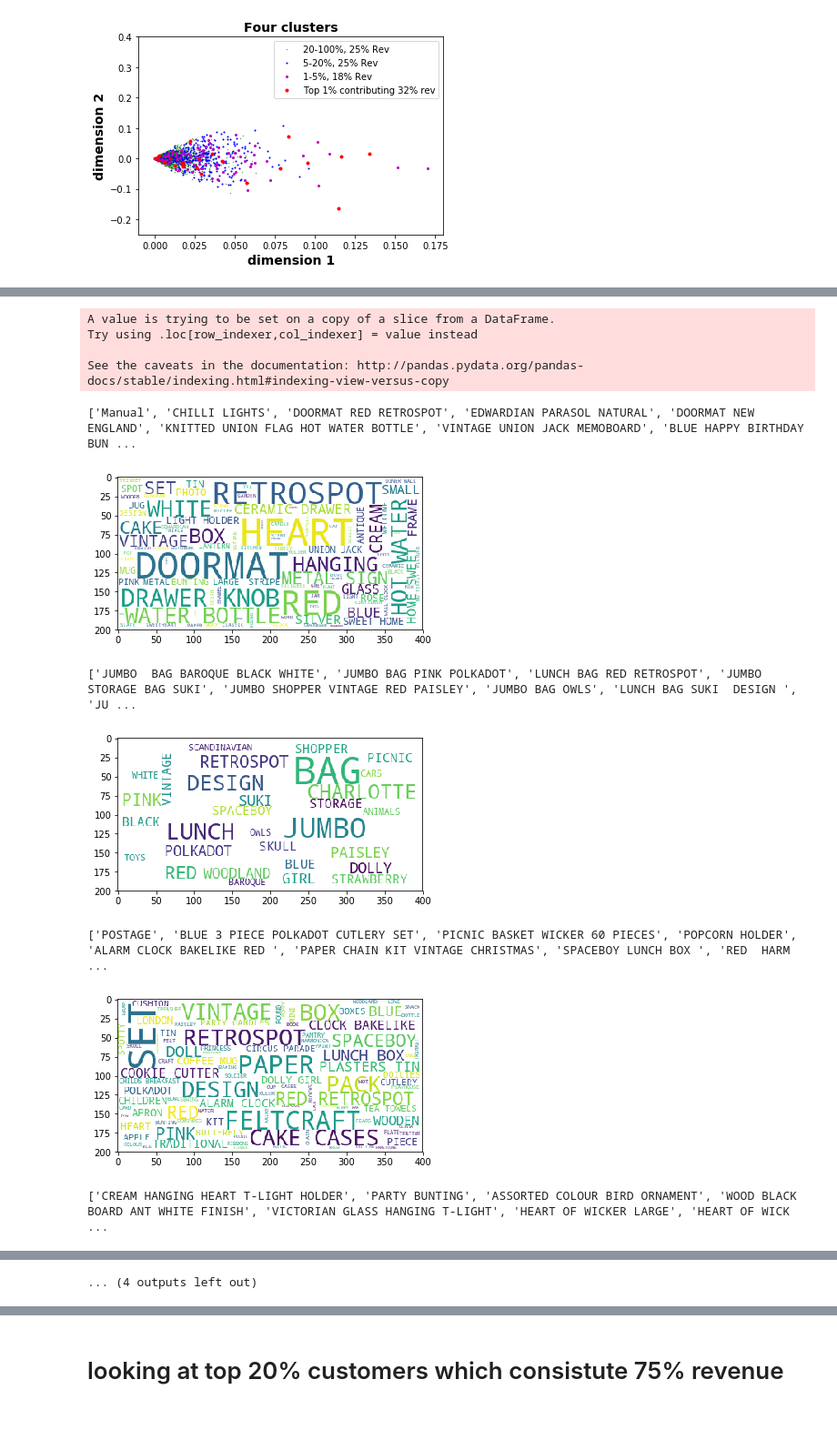
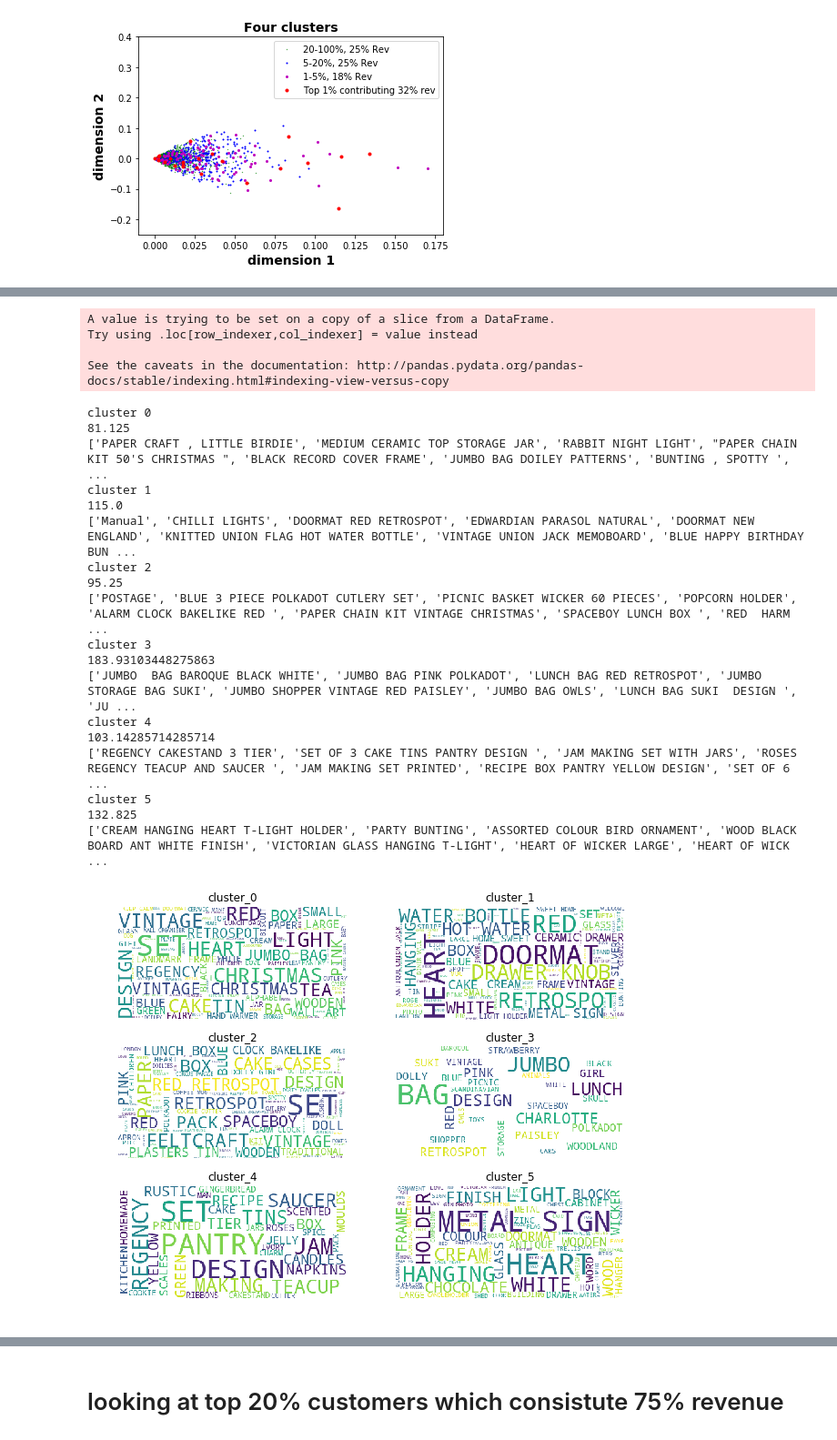
Before and after one commit to leexa90/E-commece-Data-Science, a Jupyter notebook: Untitled_cluster.ipynb, the cells around one changed output, grey strips where cells are left out. Shown at 91% size. Saved outputs shown, nothing was run; the diff lists cells and outputs as text; code cells hidden in the pictures.

```diff
--- a/Untitled_cluster.ipynb
+++ b/Untitled_cluster.ipynb
@@ -315,6 +318,10 @@ customer_info_orders.rename(columns={0 : 'orders_future5'},inplace=True)
 discount_rating = train.groupby('CustomerID')['Discount_given'].apply(np.mean).reset_index(drop=0)
 customer_info_orders = pd.merge(customer_info_orders,discount_rating,on='CustomerID',how='outer')
 
+#get num_orders in time frame
+orders = train.groupby('CustomerID')['InvoiceNo'].apply(lambda x : len(np.unique(x))).reset_index(drop=0)
+orders.rename(columns={'InvoiceNo' : 'Num_invoices_during_train'},inplace=True)
+customer_info_orders = pd.merge(customer_info_orders,orders,on='CustomerID',how='outer')
 
 
 customer_info_orders = customer_info_orders.sort_values('CustomerID').reset_index(drop=True)
@@ -495,8 +502,8 @@ len(train),len(test),len(test2),len(test3),len(test4),len(test5)
 '''
 customer_info_orders.columns = [regex.sub("_", col) if any(x in str(col) for x in set(('[', ']', '<'))) else col for col in customer_info_orders.columns.values]
 
-predictors = list(customer_info_orders.keys()[3:8])+['mean_log_rev_train','Discount_given','Country']+\
-                     list([x for x in customer_info_orders.keys() if 'svd' in str(x)]) [:3]
+predictors = list(customer_info_orders.keys()[3:8])+['Num_invoices_during_train','mean_log_rev_train','Discount_given','Country']+\
+                     list([x for x in customer_info_orders.keys() if 'svd' in str(x)]) [:5]
 colsA =  ['Revenue_2011_' + str(x) for x in [1,2,3,4]]+['Revenue_2010_12']
 customer_info_orders['mean_log_rev_train']= np.log10(1+np.mean(customer_info_orders[colsA].values,1))
 z = customer_info_orders[['pdt_'+str(x) for x in range(100)]].describe().loc['mean']
@@ -507,7 +514,6 @@ for i in range(2,6):
     cols = [[0,],[0,],[6,],[7,],[8,],[6,7,8]][i]
     cols = ['Revenue_2011_'+str(x) for x in cols]
     customer_info_orders[target+str(i)]= np.log10(1+np.mean(customer_info_orders[cols].values,1))
-
 
 if True:
     customer_info_orders2 = customer_info_orders.copy()
@@ -701,7 +726,7 @@ plt.show()
 24
 [figure]
 # %%
-num = np.array([0,1,2])
+num = np.array(range(3))
 U2=U[:,num]
 D2=D[num]
 V2=V[num]
@@ -714,7 +739,7 @@ from sklearn.cluster import KMeans
 
 n=6
 V2 = V2[:,:600]
-kmeans = KMeans(n_clusters=n).fit(V2.T)
+kmeans = KMeans(n_clusters=n,random_state=123).fit(V2.T)
 for i in range(n):
     plt.plot(V2[1,:][kmeans.labels_==i],V2[2,:][kmeans.labels_==i],'o',markersize=2.5,label='cluster'+str(i));
 plt.xlabel('dimension 2',fontweight='bold',fontsize=14)
@@ -739,14 +764,20 @@ plt.show()
 stock_code_decribe = data2.groupby('StockCode_NR_int')['Description'].apply(np.unique).reset_index(drop=False)
 stock_code_decribe_top600 = stock_code_decribe.iloc[:600]
 stock_code_decribe_top600['labels']= kmeans.labels_
+fig,ax = plt.subplots(3,2,figsize=(10,8))
+
 for j in range(n):
+    print 'cluster',j
     text = ''
     pdt_cluster_n = stock_code_decribe_top600[stock_code_decribe_top600['labels']==j]
     for i in pdt_cluster_n['Description'].apply(np.unique).values:
             text = text+' ' + i[0]
     wordcloud = WordCloud().generate(text)
+    print np.mean(pdt_cluster_n.index[:40])
     wordcloud = WordCloud(max_font_size=50, max_words=100, background_color="white").generate(text)
     print map(lambda x : str(x[0]),pdt_cluster_n['Description'].apply(np.unique).values[:20])
-    plt.imshow(wordcloud)
-    plt.show()
+    ax[j//2,j%2].imshow(wordcloud)
+    ax[j//2,j%2].set_title('cluster_%s'%j)
+    ax[j//2,j%2].axis('off')
+plt.show()
 # %% [output]
@@ -756,11 +787,23 @@ for j in range(n):
 A value is trying to be set on a copy of a slice from a DataFrame.
 Try using .loc[row_indexer,col_indexer] = value instead
 
 See the caveats in the documentation: http://pandas.pydata.org/pandas-docs/stable/indexing.html#indexing-view-versus-copy
+cluster 0
+81.125
+['PAPER CRAFT , LITTLE BIRDIE', 'MEDIUM CERAMIC TOP STORAGE JAR', 'RABBIT NIGHT LIGHT', "PAPER CHAIN KIT 50'S CHRISTMAS ", 'BLACK RECORD COVER FRAME', 'JUMBO BAG DOILEY PATTERNS', 'BUNTING , SPOTTY ', ...
+cluster 1
+115.0
 ['Manual', 'CHILLI LIGHTS', 'DOORMAT RED RETROSPOT', 'EDWARDIAN PARASOL NATURAL', 'DOORMAT NEW ENGLAND', 'KNITTED UNION FLAG HOT WATER BOTTLE', 'VINTAGE UNION JACK MEMOBOARD', 'BLUE HAPPY BIRTHDAY BUN ...
+cluster 2
+95.25
+['POSTAGE', 'BLUE 3 PIECE POLKADOT CUTLERY SET', 'PICNIC BASKET WICKER 60 PIECES', 'POPCORN HOLDER', 'ALARM CLOCK BAKELIKE RED ', 'PAPER CHAIN KIT VINTAGE CHRISTMAS', 'SPACEBOY LUNCH BOX ', 'RED  HARM ...
+cluster 3
+183.93103448275863
+['JUMBO  BAG BAROQUE BLACK WHITE', 'JUMBO BAG PINK POLKADOT', 'LUNCH BAG RED RETROSPOT', 'JUMBO STORAGE BAG SUKI', 'JUMBO SHOPPER VINTAGE RED PAISLEY', 'JUMBO BAG OWLS', 'LUNCH BAG SUKI  DESIGN ', 'JU ...
+cluster 4
+103.14285714285714
+['REGENCY CAKESTAND 3 TIER', 'SET OF 3 CAKE TINS PANTRY DESIGN ', 'JAM MAKING SET WITH JARS', 'ROSES REGENCY TEACUP AND SAUCER ', 'JAM MAKING SET PRINTED', 'RECIPE BOX PANTRY YELLOW DESIGN', 'SET OF 6 ...
+cluster 5
+132.825
+['CREAM HANGING HEART T-LIGHT HOLDER', 'PARTY BUNTING', 'ASSORTED COLOUR BIRD ORNAMENT', 'WOOD BLACK BOARD ANT WHITE FINISH', 'VICTORIAN GLASS HANGING T-LIGHT', 'HEART OF WICKER LARGE', 'HEART OF WICK ...
-[figure, old version]
+[figure, new version]
-['JUMBO  BAG BAROQUE BLACK WHITE', 'JUMBO BAG PINK POLKADOT', 'LUNCH BAG RED RETROSPOT', 'JUMBO STORAGE BAG SUKI', 'JUMBO SHOPPER VINTAGE RED PAISLEY', 'JUMBO BAG OWLS', 'LUNCH BAG SUKI  DESIGN ', 'JU ...
-[figure, removed]
-['POSTAGE', 'BLUE 3 PIECE POLKADOT CUTLERY SET', 'PICNIC BASKET WICKER 60 PIECES', 'POPCORN HOLDER', 'ALARM CLOCK BAKELIKE RED ', 'PAPER CHAIN KIT VINTAGE CHRISTMAS', 'SPACEBOY LUNCH BOX ', 'RED  HARM ...
-[figure, removed]
-['CREAM HANGING HEART T-LIGHT HOLDER', 'PARTY BUNTING', 'ASSORTED COLOUR BIRD ORNAMENT', 'WOOD BLACK BOARD ANT WHITE FINISH', 'VICTORIAN GLASS HANGING T-LIGHT', 'HEART OF WICKER LARGE', 'HEART OF WICK ...
@@ -768,3 +810,2 @@ See the caveats in the documentation: http://pandas.pydata.org/pandas-docs/stabl
-... (4 outputs left out)
 # %%
 #looking at custer2
```
Also changed, not shown: parts of 50 cells of this notebook, 4 other files.
